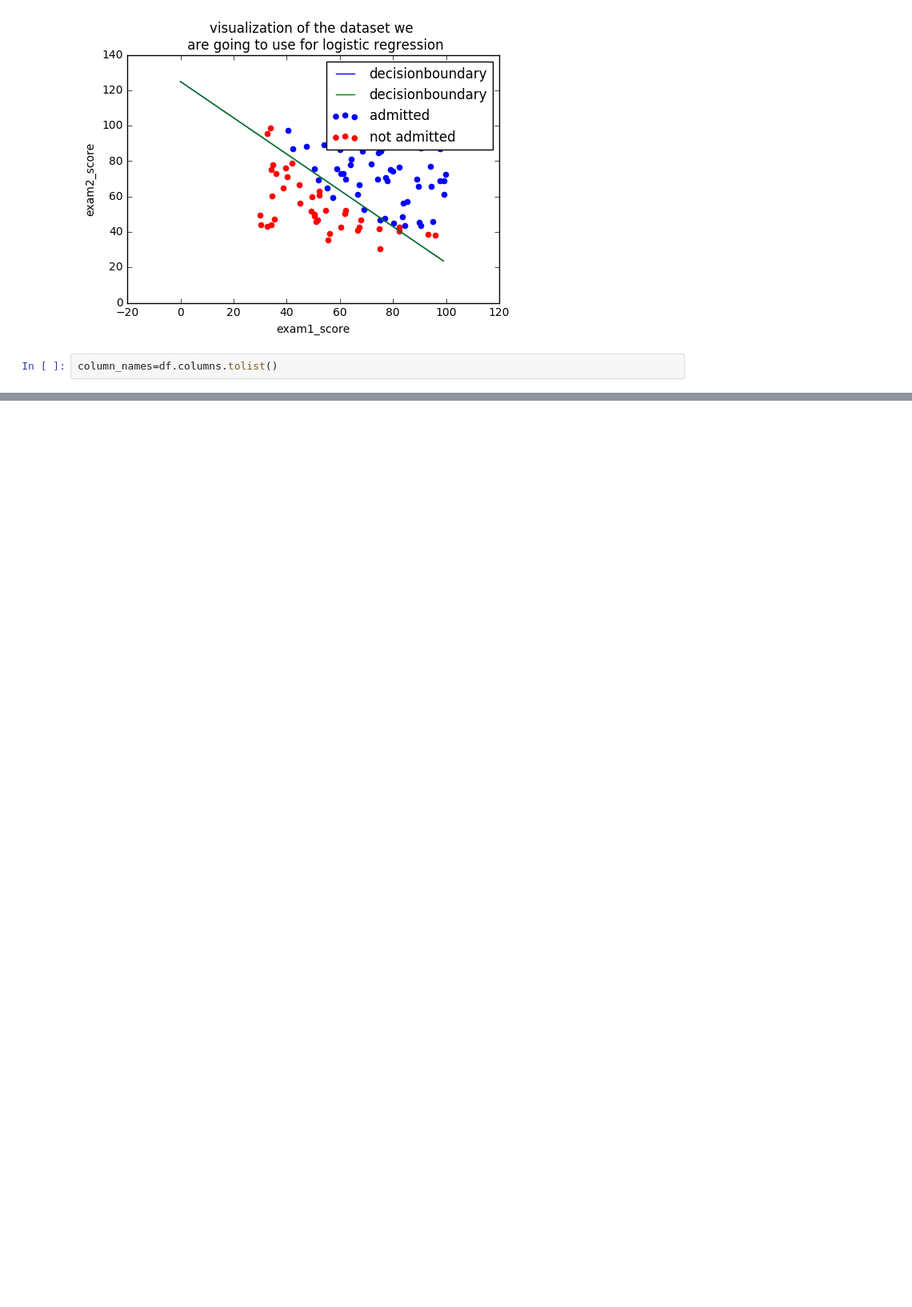
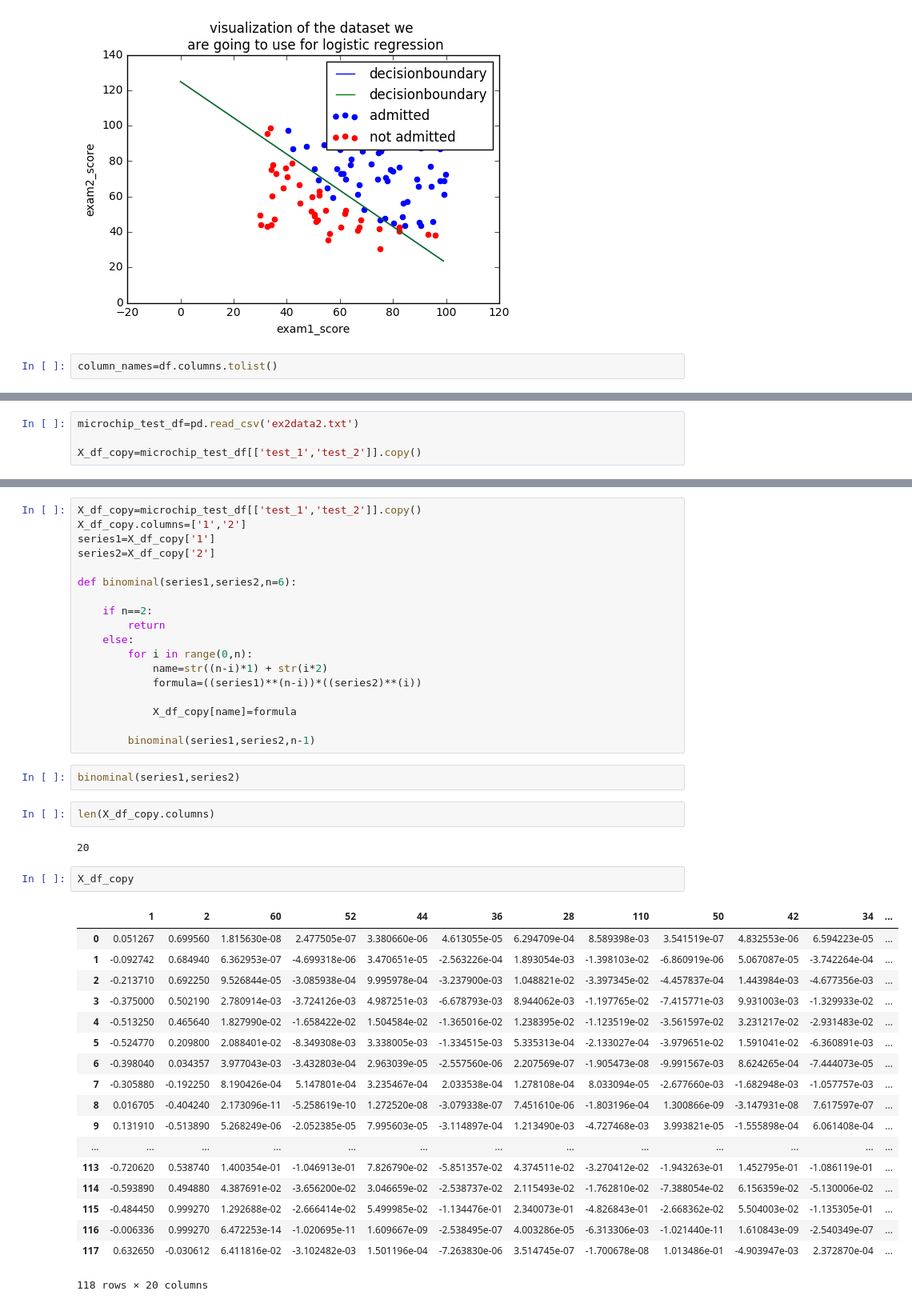
Before and after one commit to gurbraj/ML, a Jupyter notebook: ex2_logistic_regression/Untitled.ipynb, the cells around one changed output, grey strips where cells are left out. Shown at 80% size. Drawn from its saved outputs; the diff is of its cells as text; blank space fills up the shorter version.

```diff
--- a/ex2_logistic_regression/Untitled.ipynb
+++ b/ex2_logistic_regression/Untitled.ipynb
@@ -2147,0 +2279,4 @@ column_names=df.columns.tolist()
+# %%
+microchip_test_df=pd.read_csv('ex2data2.txt')
+
+X_df_copy=microchip_test_df[['test_1','test_2']].copy()
@@ -2147,0 +2356,45 @@ column_names=df.columns.tolist()
+# %%
+X_df_copy=microchip_test_df[['test_1','test_2']].copy()
+X_df_copy.columns=['1','2']
+series1=X_df_copy['1']
+series2=X_df_copy['2']
+
+def binominal(series1,series2,n=6):
+
+    if n==2:
+        return
+    else:
+        for i in range(0,n):
+            name=str((n-i)*1) + str(i*2)
+            formula=((series1)**(n-i))*((series2)**(i))
+
+            X_df_copy[name]=formula
+
+        binominal(series1,series2,n-1)
+# %%
+binominal(series1,series2)
+# %%
+len(X_df_copy.columns)
+# %% [output]
+20
+# %%
+X_df_copy
+# %% [output]
+|  | 1 | 2 | 60 | 52 | 44 | 36 | 28 | 110 | 50 | 42 | 34 | ... |
+| 0 | 0.051267 | 0.699560 | 1.815630e-08 | 2.477505e-07 | 3.380660e-06 | 4.613055e-05 | 6.294709e-04 | 8.589398e-03 | 3.541519e-07 | 4.832553e-06 | 6.594223e-05 | ... |
+| 1 | -0.092742 | 0.684940 | 6.362953e-07 | -4.699318e-06 | 3.470651e-05 | -2.563226e-04 | 1.893054e-03 | -1.398103e-02 | -6.860919e-06 | 5.067087e-05 | -3.742264e-04 | ... |
+| 2 | -0.213710 | 0.692250 | 9.526844e-05 | -3.085938e-04 | 9.995978e-04 | -3.237900e-03 | 1.048821e-02 | -3.397345e-02 | -4.457837e-04 | 1.443984e-03 | -4.677356e-03 | ... |
+| 3 | -0.375000 | 0.502190 | 2.780914e-03 | -3.724126e-03 | 4.987251e-03 | -6.678793e-03 | 8.944062e-03 | -1.197765e-02 | -7.415771e-03 | 9.931003e-03 | -1.329933e-02 | ... |
+| 4 | -0.513250 | 0.465640 | 1.827990e-02 | -1.658422e-02 | 1.504584e-02 | -1.365016e-02 | 1.238395e-02 | -1.123519e-02 | -3.561597e-02 | 3.231217e-02 | -2.931483e-02 | ... |
+| 5 | -0.524770 | 0.209800 | 2.088401e-02 | -8.349308e-03 | 3.338005e-03 | -1.334515e-03 | 5.335313e-04 | -2.133027e-04 | -3.979651e-02 | 1.591041e-02 | -6.360891e-03 | ... |
+| 6 | -0.398040 | 0.034357 | 3.977043e-03 | -3.432803e-04 | 2.963039e-05 | -2.557560e-06 | 2.207569e-07 | -1.905473e-08 | -9.991567e-03 | 8.624265e-04 | -7.444073e-05 | ... |
+| 7 | -0.305880 | -0.192250 | 8.190426e-04 | 5.147801e-04 | 3.235467e-04 | 2.033538e-04 | 1.278108e-04 | 8.033094e-05 | -2.677660e-03 | -1.682948e-03 | -1.057757e-03 | ... |
+| 8 | 0.016705 | -0.404240 | 2.173096e-11 | -5.258619e-10 | 1.272520e-08 | -3.079338e-07 | 7.451610e-06 | -1.803196e-04 | 1.300866e-09 | -3.147931e-08 | 7.617597e-07 | ... |
+| 9 | 0.131910 | -0.513890 | 5.268249e-06 | -2.052385e-05 | 7.995603e-05 | -3.114897e-04 | 1.213490e-03 | -4.727468e-03 | 3.993821e-05 | -1.555898e-04 | 6.061408e-04 | ... |
+| ... | ... | ... | ... | ... | ... | ... | ... | ... | ... | ... | ... | ... |
+| 113 | -0.720620 | 0.538740 | 1.400354e-01 | -1.046913e-01 | 7.826790e-02 | -5.851357e-02 | 4.374511e-02 | -3.270412e-02 | -1.943263e-01 | 1.452795e-01 | -1.086119e-01 | ... |
+| 114 | -0.593890 | 0.494880 | 4.387691e-02 | -3.656200e-02 | 3.046659e-02 | -2.538737e-02 | 2.115493e-02 | -1.762810e-02 | -7.388054e-02 | 6.156359e-02 | -5.130006e-02 | ... |
+| 115 | -0.484450 | 0.999270 | 1.292688e-02 | -2.666414e-02 | 5.499985e-02 | -1.134476e-01 | 2.340073e-01 | -4.826843e-01 | -2.668362e-02 | 5.504003e-02 | -1.135305e-01 | ... |
+| 116 | -0.006336 | 0.999270 | 6.472253e-14 | -1.020695e-11 | 1.609667e-09 | -2.538495e-07 | 4.003286e-05 | -6.313306e-03 | -1.021440e-11 | 1.610843e-09 | -2.540349e-07 | ... |
+| 117 | 0.632650 | -0.030612 | 6.411816e-02 | -3.102482e-03 | 1.501196e-04 | -7.263830e-06 | 3.514745e-07 | -1.700678e-08 | 1.013486e-01 | -4.903947e-03 | 2.372870e-04 | ... |
+118 rows × 20 columns
```
Also changed, not shown: parts of 35 cells of this notebook, 2 other files.
